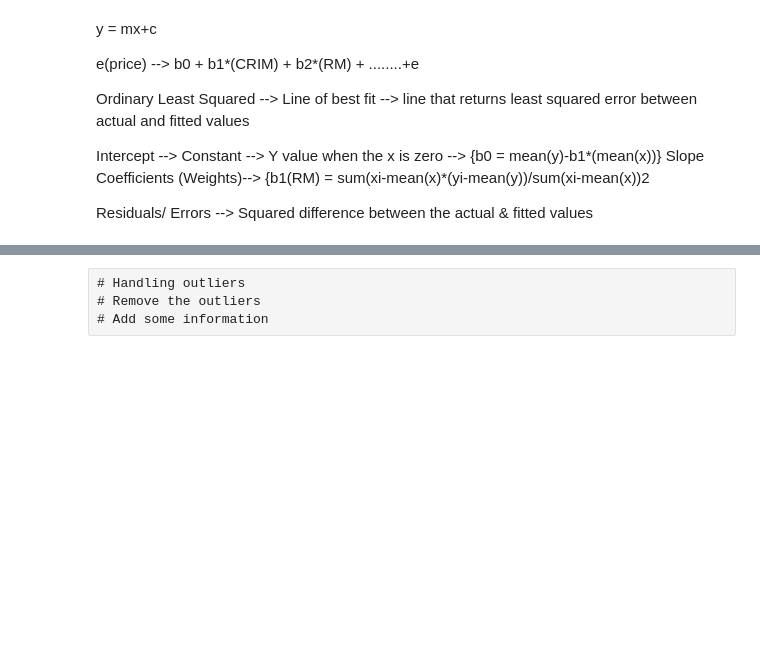
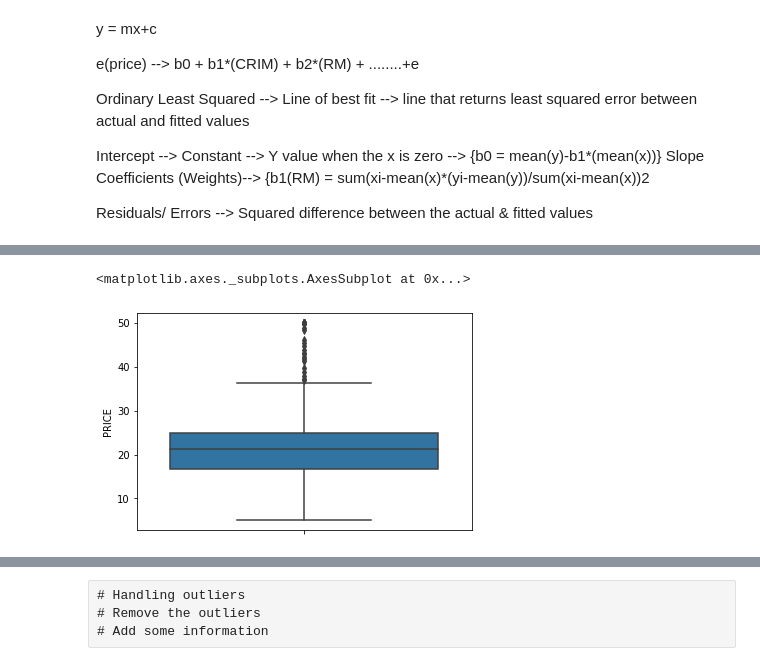
Before and after one commit to Pavan-gs/Godigit, a Jupyter notebook: Advanced Analytics_ML_DL.ipynb, the cells around one changed output, grey strips where cells are left out. Drawn from its saved outputs; the diff is of its cells as text; code cells hidden in the pictures; blank space fills up the shorter version.

```diff
--- a/Advanced Analytics_ML_DL.ipynb
+++ b/Advanced Analytics_ML_DL.ipynb
@@ -112,3 +118,8 @@ from sklearn.model_selection import train_test_split
 x_train,x_test,y_train,y_test = train_test_split(x,y,test_size=0.2,random_state=2)
 # %%
 x_train.shape
+# %%
+sns.boxplot(y=y_train)
+# %% [output]
+<matplotlib.axes._subplots.AxesSubplot at 0x...>
+[figure, added]
```
Also changed, not shown: parts of 49 cells of this notebook, 1 other file.
